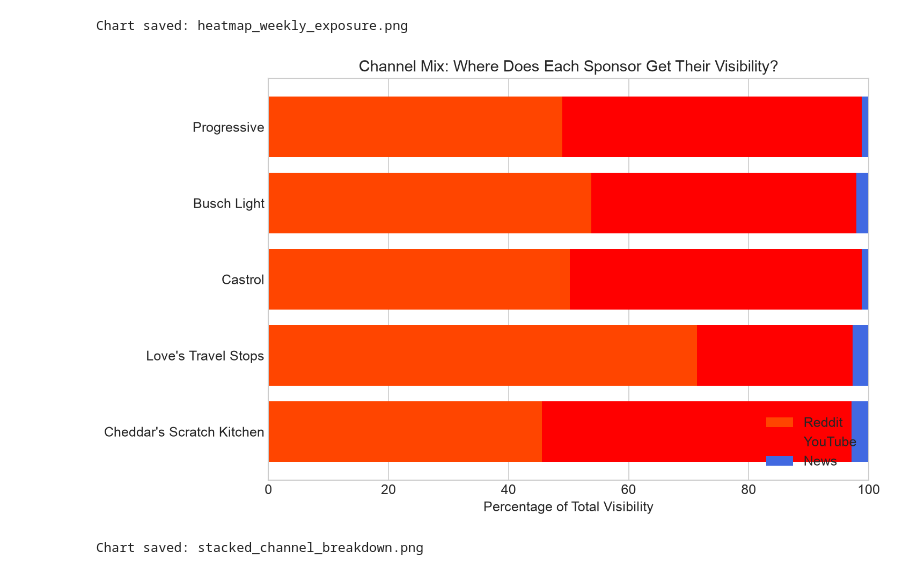
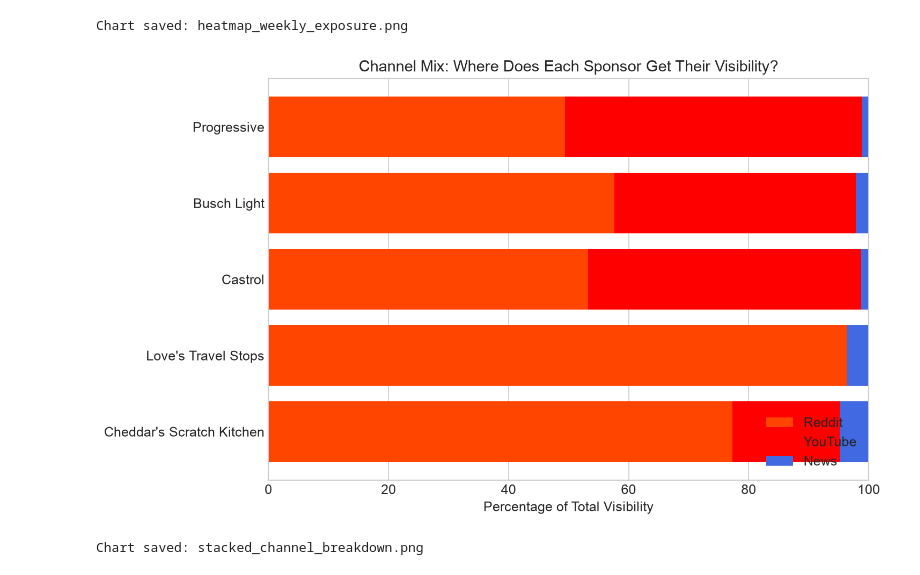
Before and after one commit to lloyd-todaro/NASCAR-Externship, a Jupyter notebook: code/data_visualization.ipynb, the cells around one changed output. Saved outputs shown, nothing was run; the diff lists cells and outputs as text; code cells hidden in the pictures.

Commit message:
made more plots

```diff
--- a/code/data_visualization.ipynb
+++ b/code/data_visualization.ipynb
@@ -359,40 +359,47 @@ channel_breakdown = df[df['primary_sponsor'] != 'Other/Unknown'].groupby('primar
     'news_total_mentions': 'sum'
 })
 
-# Normalize YouTube to same scale
-channel_breakdown['YouTube_Scaled'] = channel_breakdown['youtube_total_view_count'] / 10000
+# Min-max scale YouTube into the same range as the other two channels rather
+# than an arbitrary divisor (e.g. "/10000"). Min-max (not z-score) because
+# these three columns get summed into percentage-of-total shares below, which
+# requires non-negative values — a z-score's negative half would break that.
+youtube = channel_breakdown['youtube_total_view_count']
+other_max = channel_breakdown[['reddit_mention_count', 'news_total_mentions']].max().max()
+channel_breakdown['YouTube_Scaled'] = (
+    (youtube - youtube.min()) / (youtube.max() - youtube.min()) * other_max
+)
 
 # Calculate percentages
 total = channel_breakdown['reddit_mention_count'] + channel_breakdown['YouTube_Scaled'] + channel_breakdown['news_total_mentions']
 channel_breakdown['Reddit_Pct'] = channel_breakdown['reddit_mention_count'] / total * 100
 channel_breakdown['YouTube_Pct'] = channel_breakdown['YouTube_Scaled'] / total * 100
 channel_breakdown['News_Pct'] = channel_breakdown['news_total_mentions'] / total * 100
 
 # Sort by total
 channel_breakdown = channel_breakdown.sort_values('reddit_mention_count', ascending=True)
 
 # Create stacked bar chart
 fig, ax = plt.subplots(figsize=(10, 6))
 
 sponsors = channel_breakdown.index
 
 ax.barh(sponsors, channel_breakdown['Reddit_Pct'], label='Reddit', color='#FF4500')
 ax.barh(sponsors, channel_breakdown['YouTube_Pct'],
         left=channel_breakdown['Reddit_Pct'], label='YouTube', color='#FF0000')
 ax.barh(sponsors, channel_breakdown['News_Pct'],
         left=channel_breakdown['Reddit_Pct'] + channel_breakdown['YouTube_Pct'],
         label='News', color='#4169E1')
 
 ax.set_xlabel('Percentage of Total Visibility', fontsize=12)
 ax.set_title('Channel Mix: Where Does Each Sponsor Get Their Visibility?', fontsize=14)
 ax.legend(loc='lower right')
 ax.set_xlim(0, 100)
 
 plt.tight_layout()
 plt.savefig('data/plots/stacked_channel_breakdown.png', dpi=150)
 plt.show()
 
 print("Chart saved: stacked_channel_breakdown.png")
 # %% [output]
-[figure, old version]
+[figure, new version]
 Chart saved: stacked_channel_breakdown.png
```
Also changed, not shown: 1 other file.
